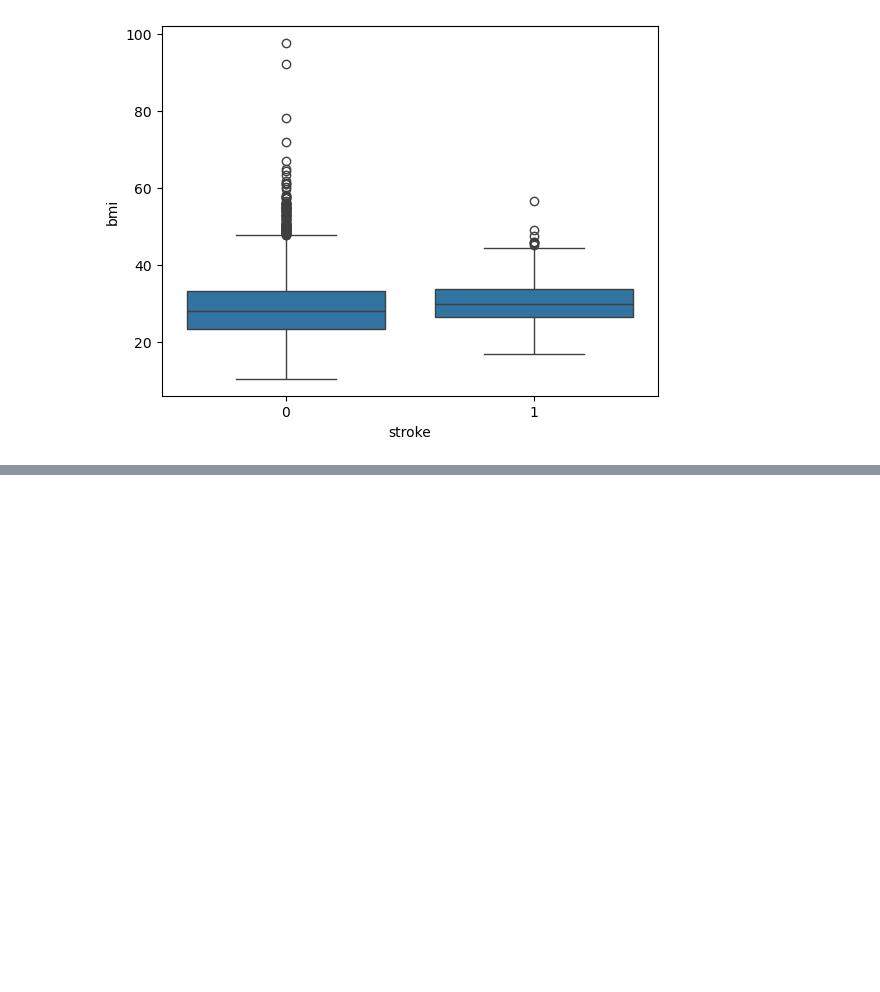
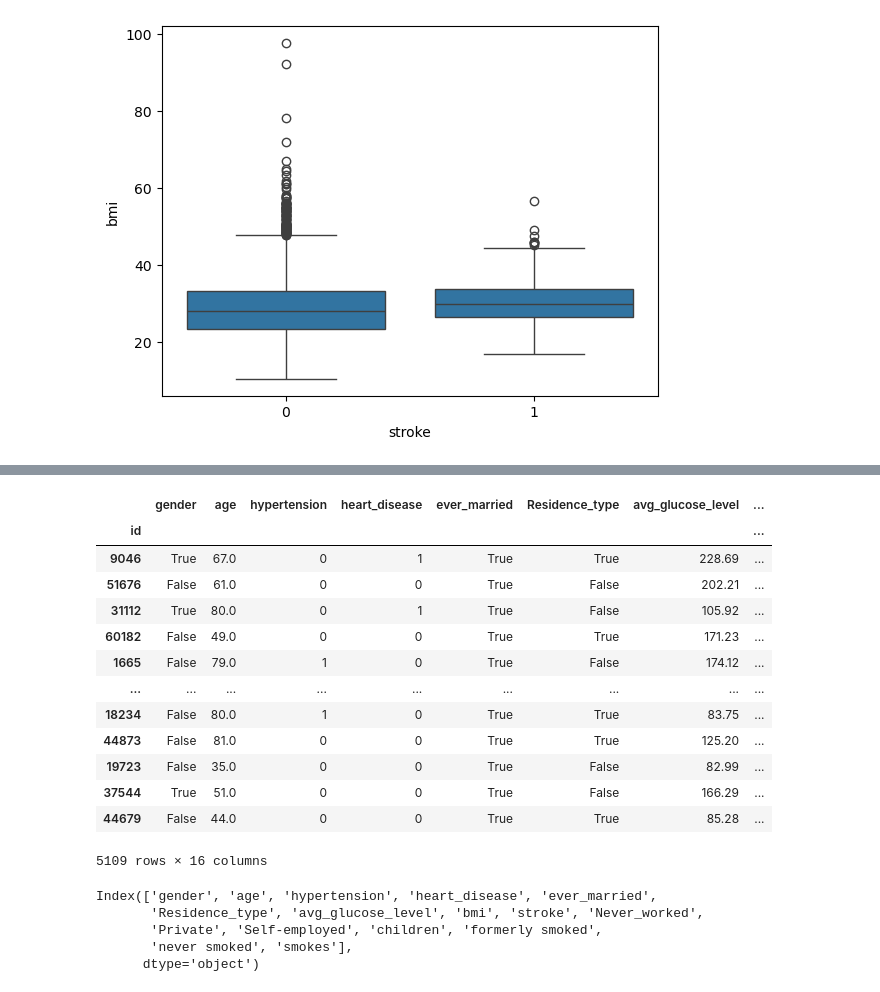
Before and after one commit to SamdGuizani/Python-ML-Labs-Project, a Jupyter notebook: Python ML Labs project_Stroke Prediction.ipynb, the cells around one changed output, grey strips where cells are left out. Drawn from its saved outputs; the diff is of its cells as text; code cells hidden in the pictures; blank space fills up the shorter version.

```diff
--- a/Python ML Labs project_Stroke Prediction.ipynb
+++ b/Python ML Labs project_Stroke Prediction.ipynb
@@ -314,0 +382,17 @@ Urban           0.506379  0.542169
+# %%
+df_preprocessed
+# %% [output]
+|  | gender | age | hypertension | heart_disease | ever_married | Residence_type | avg_glucose_level | ... |
+| id |  |  |  |  |  |  |  | ... |
+| 9046 | True | 67.0 | 0 | 1 | True | True | 228.69 | ... |
+| 51676 | False | 61.0 | 0 | 0 | True | False | 202.21 | ... |
+| 31112 | True | 80.0 | 0 | 1 | True | False | 105.92 | ... |
+| 60182 | False | 49.0 | 0 | 0 | True | True | 171.23 | ... |
+| 1665 | False | 79.0 | 1 | 0 | True | False | 174.12 | ... |
+| ... | ... | ... | ... | ... | ... | ... | ... | ... |
+| 18234 | False | 80.0 | 1 | 0 | True | True | 83.75 | ... |
+| 44873 | False | 81.0 | 0 | 0 | True | True | 125.20 | ... |
+| 19723 | False | 35.0 | 0 | 0 | True | False | 82.99 | ... |
+| 37544 | True | 51.0 | 0 | 0 | True | False | 166.29 | ... |
+| 44679 | False | 44.0 | 0 | 0 | True | True | 85.28 | ... |
+5109 rows × 16 columns
@@ -314,0 +408,8 @@ Urban           0.506379  0.542169
+# %%
+df_preprocessed.columns
+# %% [output]
+Index(['gender', 'age', 'hypertension', 'heart_disease', 'ever_married',
+       'Residence_type', 'avg_glucose_level', 'bmi', 'stroke', 'Never_worked',
+       'Private', 'Self-employed', 'children', 'formerly smoked',
+       'never smoked', 'smokes'],
+      dtype='object')
```
Also changed, not shown: parts of 15 cells of this notebook.
